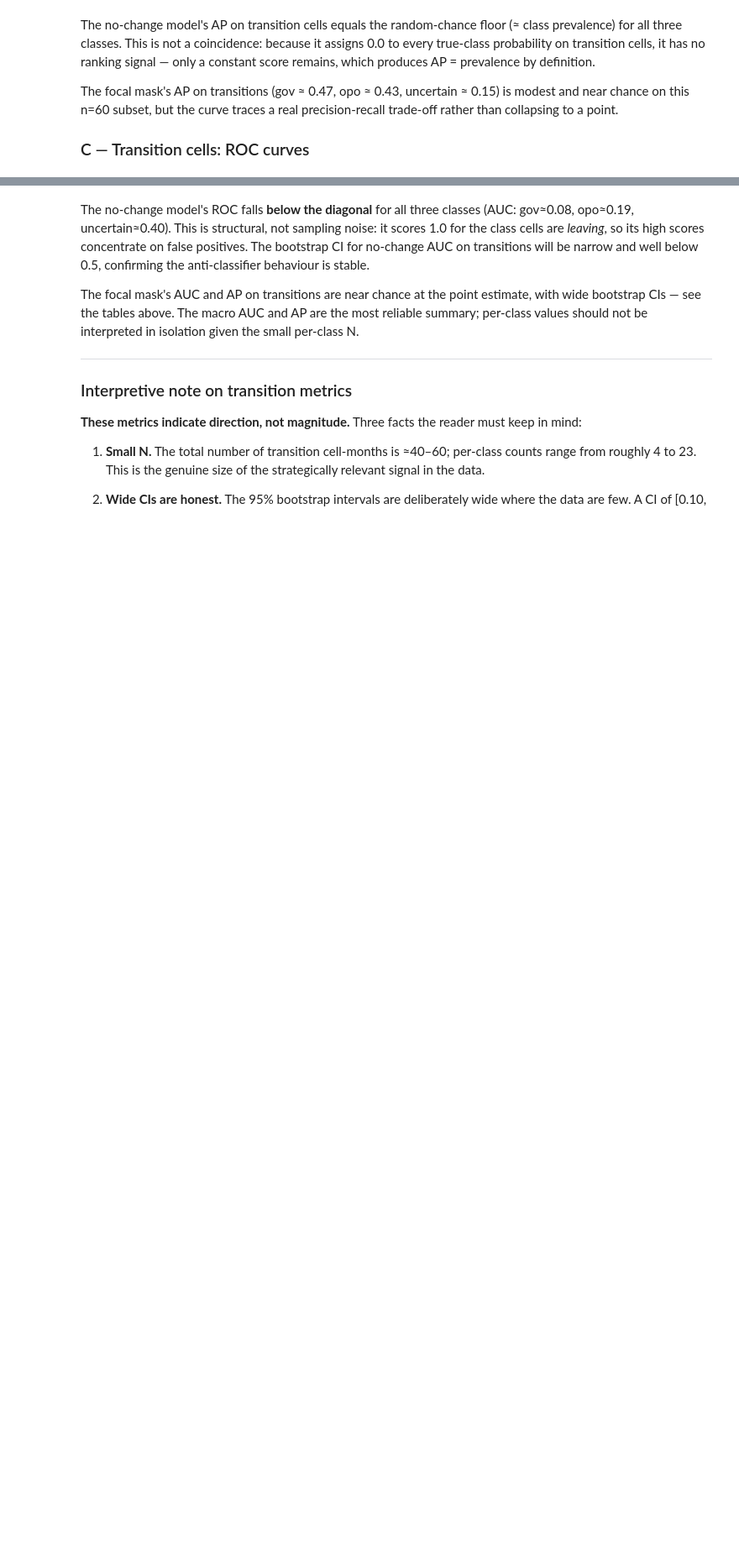
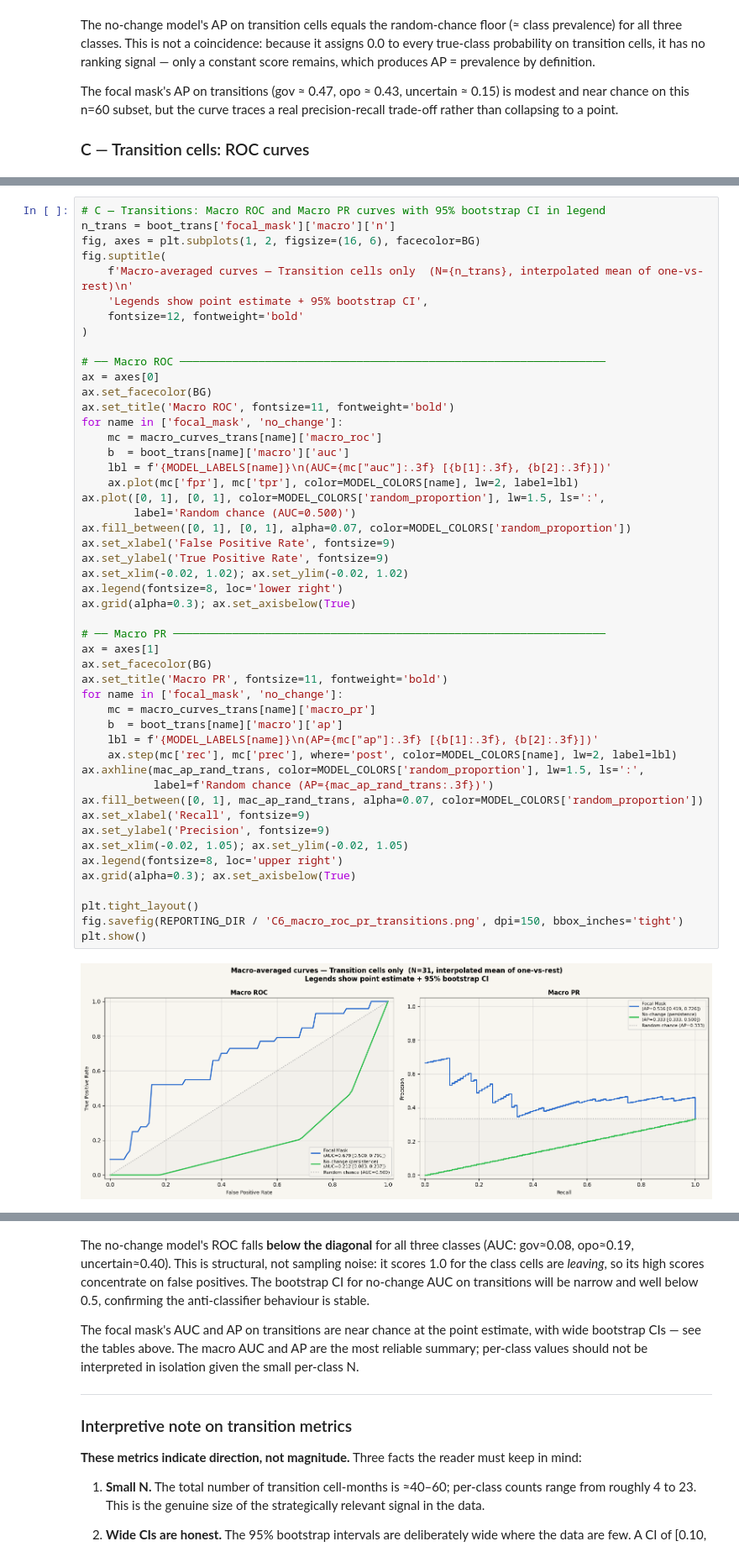
Before and after one commit to DSDMmasterProject/territorial_control_dsdm_master_project, a Jupyter notebook: src/visualizations/reporting.ipynb, the cells around one changed output, grey strips where cells are left out. Shown at 84% size. Drawn from its saved outputs; the diff is of its cells as text; blank space fills up the shorter version.

```diff
--- a/src/visualizations/reporting.ipynb
+++ b/src/visualizations/reporting.ipynb
@@ -916,3 +1157,54 @@ plt.show()
+# %%
+# C — Transitions: Macro ROC and Macro PR curves with 95% bootstrap CI in legend
+n_trans = boot_trans['focal_mask']['macro']['n']
+fig, axes = plt.subplots(1, 2, figsize=(16, 6), facecolor=BG)
+fig.suptitle(
+    f'Macro-averaged curves — Transition cells only  (N={n_trans}, interpolated mean of one-vs-rest)\n'
+    'Legends show point estimate + 95% bootstrap CI',
+    fontsize=12, fontweight='bold'
+)
+
+# ── Macro ROC ─────────────────────────────────────────────────────────────────
+ax = axes[0]
+ax.set_facecolor(BG)
+ax.set_title('Macro ROC', fontsize=11, fontweight='bold')
+for name in ['focal_mask', 'no_change']:
+    mc = macro_curves_trans[name]['macro_roc']
+    b  = boot_trans[name]['macro']['auc']
+    lbl = f'{MODEL_LABELS[name]}\n(AUC={mc["auc"]:.3f} [{b[1]:.3f}, {b[2]:.3f}])'
+    ax.plot(mc['fpr'], mc['tpr'], color=MODEL_COLORS[name], lw=2, label=lbl)
+ax.plot([0, 1], [0, 1], color=MODEL_COLORS['random_proportion'], lw=1.5, ls=':',
+        label='Random chance (AUC=0.500)')
+ax.fill_between([0, 1], [0, 1], alpha=0.07, color=MODEL_COLORS['random_proportion'])
+ax.set_xlabel('False Positive Rate', fontsize=9)
+ax.set_ylabel('True Positive Rate', fontsize=9)
+ax.set_xlim(-0.02, 1.02); ax.set_ylim(-0.02, 1.02)
+ax.legend(fontsize=8, loc='lower right')
+ax.grid(alpha=0.3); ax.set_axisbelow(True)
+
+# ── Macro PR ──────────────────────────────────────────────────────────────────
+ax = axes[1]
+ax.set_facecolor(BG)
+ax.set_title('Macro PR', fontsize=11, fontweight='bold')
+for name in ['focal_mask', 'no_change']:
+    mc = macro_curves_trans[name]['macro_pr']
+    b  = boot_trans[name]['macro']['ap']
+    lbl = f'{MODEL_LABELS[name]}\n(AP={mc["ap"]:.3f} [{b[1]:.3f}, {b[2]:.3f}])'
+    ax.step(mc['rec'], mc['prec'], where='post', color=MODEL_COLORS[name], lw=2, label=lbl)
+ax.axhline(mac_ap_rand_trans, color=MODEL_COLORS['random_proportion'], lw=1.5, ls=':',
+           label=f'Random chance (AP={mac_ap_rand_trans:.3f})')
+ax.fill_between([0, 1], mac_ap_rand_trans, alpha=0.07, color=MODEL_COLORS['random_proportion'])
+ax.set_xlabel('Recall', fontsize=9)
+ax.set_ylabel('Precision', fontsize=9)
+ax.set_xlim(-0.02, 1.05); ax.set_ylim(-0.02, 1.05)
+ax.legend(fontsize=8, loc='upper right')
+ax.grid(alpha=0.3); ax.set_axisbelow(True)
+
+plt.tight_layout()
+fig.savefig(REPORTING_DIR / 'C6_macro_roc_pr_transitions.png', dpi=150, bbox_inches='tight')
+plt.show()
+# %% [output]
+[figure, added]
 # %%
 # C — Transition cells: AUC-ROC and Average Precision with 95% bootstrap CI
 # Macro is the primary summary; per-class rows show the uncertainty driving the macro.
```
Also changed, not shown: parts of 21 cells of this notebook, 16 other files.
